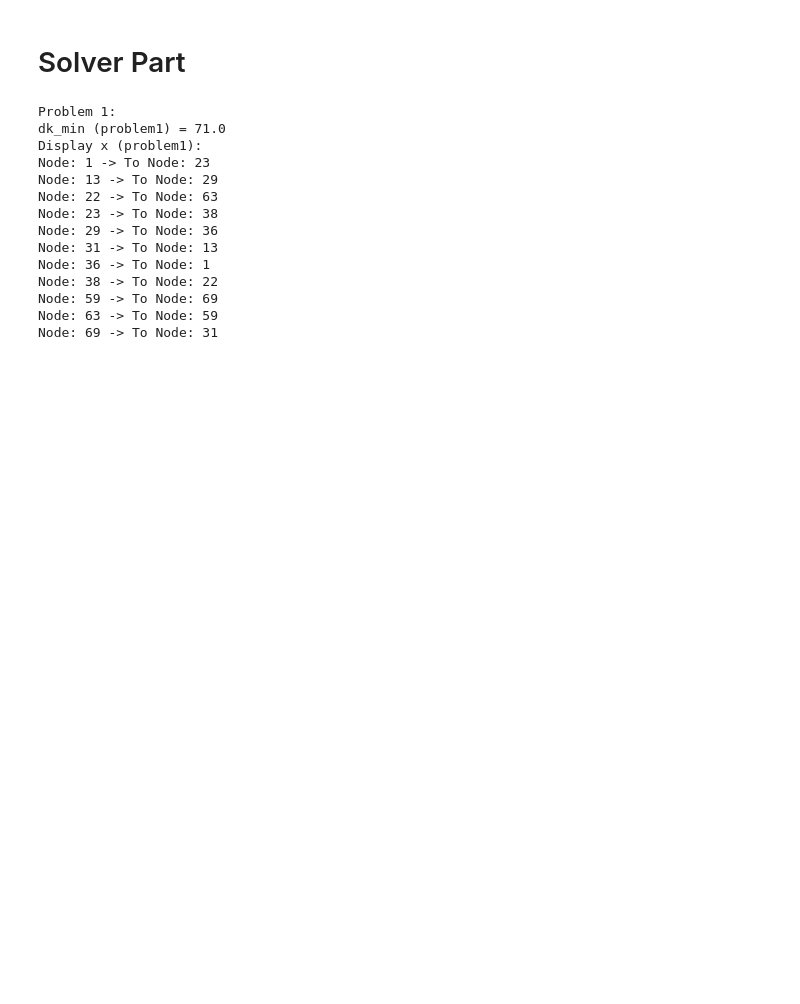
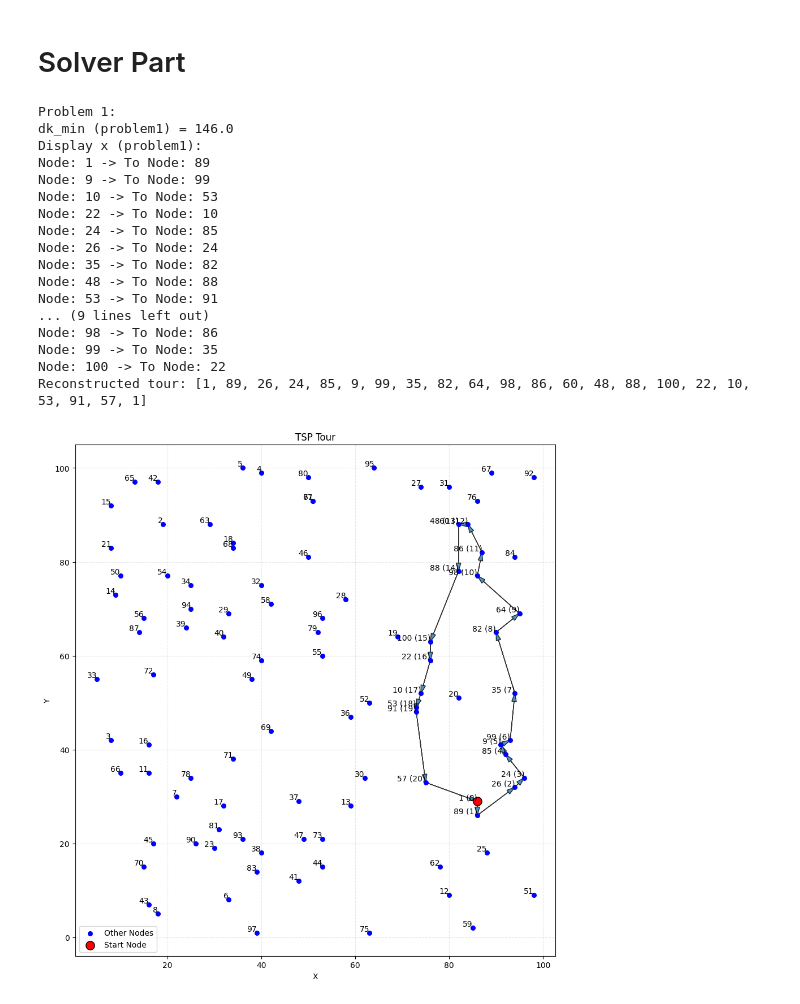
Before and after one commit to random-words/NEOS-TSP-model, a Jupyter notebook: main.ipynb, the cells around one changed output. Cells and saved outputs as stored; diff of their text form; code cells hidden in the pictures; blank space fills up the shorter version.

Commit message:
add visualizations

```diff
--- a/main.ipynb
+++ b/main.ipynb
@@ -31,7 +92,7 @@ os.environ["NEOS_EMAIL"] = "antonsivko480@gmail.com"
 # %%
 n_value = 70
 s_value = 1
-k_value = 10
+k_value = 20
 # %% [markdown]
 ## # st70 Coordinates
 # %%
@@ -197,45 +289,71 @@ model.con6_2.activate()
 model.con7.activate()
 
 # con15 deactivate
 model.con15.deactivate()
 
 results1 = neos.solve(model, opt="cplex", tee=False)
 
 if (results1.solver.status == SolverStatus.ok and
     results1.solver.termination_condition in [TerminationCondition.optimal,
                                               TerminationCondition.feasible]):
 
     t1 = getattr(results1.solver, "time", None)
     if t1 is not None:
         print("Solve time (problem1):", t1)
 
     print("dk_min (problem1) =", value(model.dk_min))
 
+    selected_edges = []
     print("Display x (problem1):")
     for i in model.NODES:
         for j in model.NODES:
             if (i, j) in model.ARCS:
                 x_val = value(model.x[i, j])
                 if x_val >= 0.5:
+                    selected_edges.append((i, j))
                     print(f"Node: {i} -> To Node: {j}")
+
+    succ = {i: j for (i, j) in selected_edges}
+    start = value(model.s)
+    tour = [start]
+    current = start
+
+    while True:
+        current = succ[current]
+        tour.append(current)
+        if current == start:
+            break
+        if len(tour) > len(model.NODES) + 1:
+            print("Warning: tour reconstruction looks wrong (too long).")
+            break
+
+    print("Reconstructed tour:", tour)
+
+    coords = {i: (xcoord_data[i], ycoord_data[i]) for i in model.NODES}
+
+    plot_tsp_tour(coords, tour)
 
 else:
     print("The solution for problem 2 was not found or is not optimal — see the status above.")
 # %% [output]
 Problem 1:
-dk_min (problem1) = 71.0
+dk_min (problem1) = 146.0
 Display x (problem1):
-Node: 1 -> To Node: 23
-Node: 13 -> To Node: 29
-Node: 22 -> To Node: 63
-Node: 23 -> To Node: 38
-Node: 29 -> To Node: 36
-Node: 31 -> To Node: 13
-Node: 36 -> To Node: 1
-Node: 38 -> To Node: 22
-Node: 59 -> To Node: 69
-Node: 63 -> To Node: 59
-Node: 69 -> To Node: 31
+Node: 1 -> To Node: 89
+Node: 9 -> To Node: 99
+Node: 10 -> To Node: 53
+Node: 22 -> To Node: 10
+Node: 24 -> To Node: 85
+Node: 26 -> To Node: 24
+Node: 35 -> To Node: 82
+Node: 48 -> To Node: 88
+Node: 53 -> To Node: 91
+... (9 lines left out)
+Node: 98 -> To Node: 86
+Node: 99 -> To Node: 35
+Node: 100 -> To Node: 22
+Reconstructed tour: [1, 89, 26, 24, 85, 9, 99, 35, 82, 64, 98, 86, 60, 48, 88, 100, 22, 10, 53, 91, 57, 1]
+[figure, added]
 # %%
 # Problem 2
 
```
Also changed, not shown: parts of 5 cells of this notebook.
